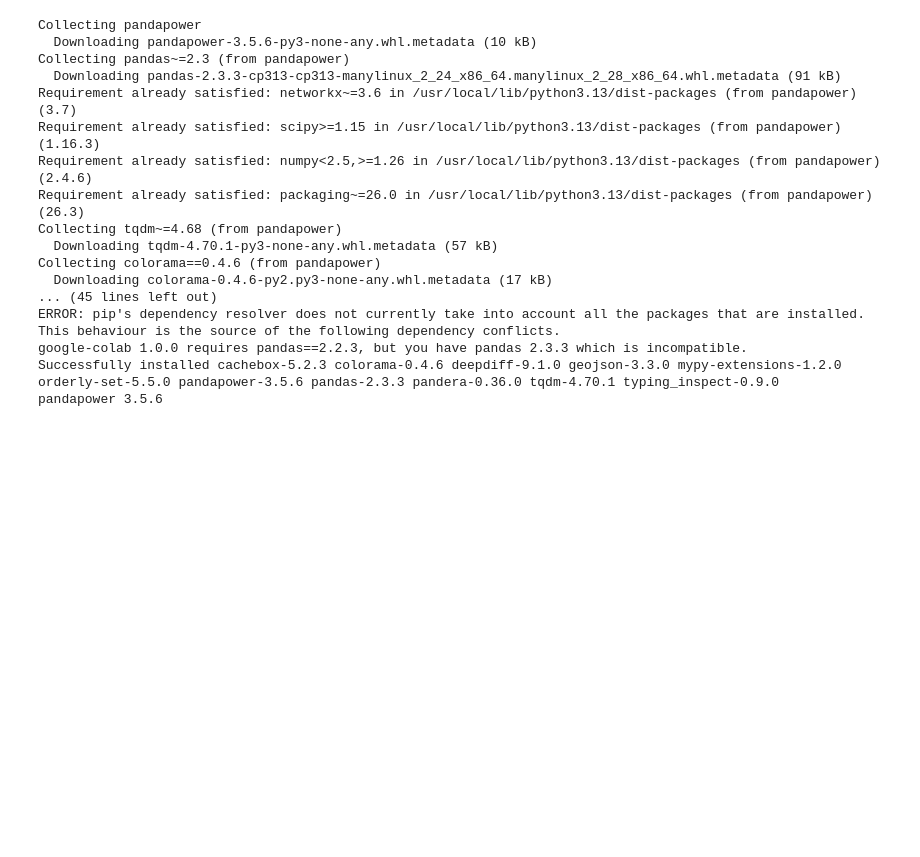
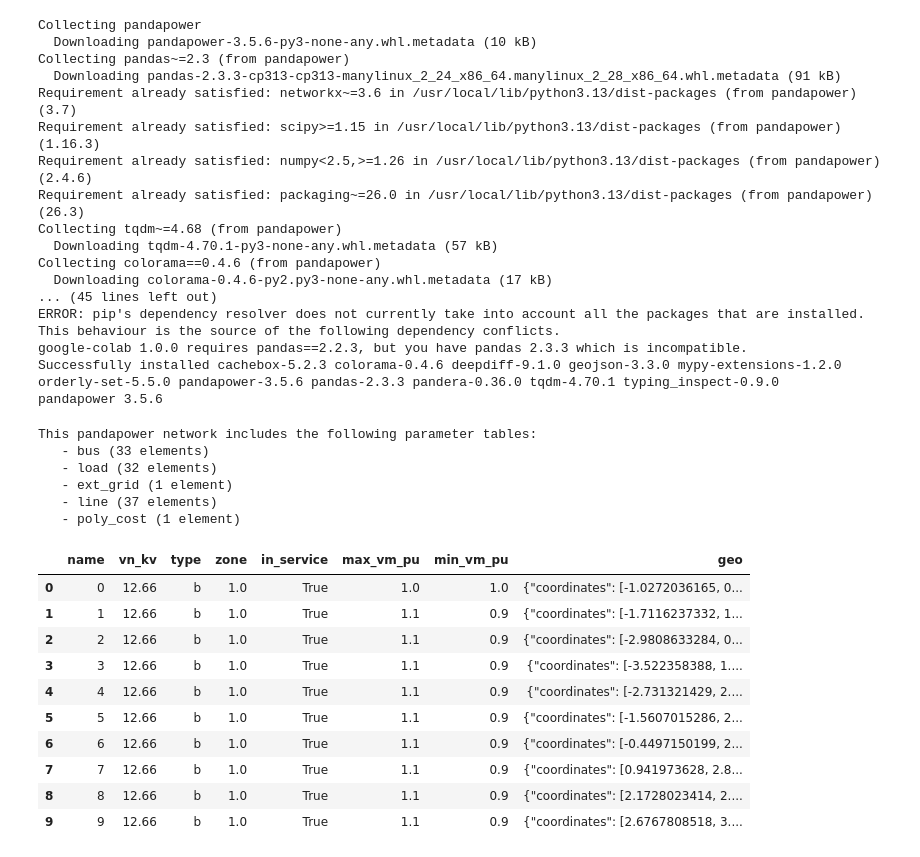
Before and after one commit to yilunge6-cyber/p6-ieee33-loadflow, a Jupyter notebook: notebooks/p6_analysis.ipynb, the cells around one changed output. Cells and saved outputs as stored; diff of their text form; code cells hidden in the pictures; blank space fills up the shorter version.

```diff
--- a/notebooks/p6_analysis.ipynb
+++ b/notebooks/p6_analysis.ipynb
@@ -29,3 +29,27 @@ ERROR: pip's dependency resolver does not currently take into account all the pa
 google-colab 1.0.0 requires pandas==2.2.3, but you have pandas 2.3.3 which is incompatible.
 Successfully installed cachebox-5.2.3 colorama-0.4.6 deepdiff-9.1.0 geojson-3.3.0 mypy-extensions-1.2.0 orderly-set-5.5.0 pandapower-3.5.6 pandas-2.3.3 pandera-0.36.0 tqdm-4.70.1 typing_inspect-0.9.0
 pandapower 3.5.6
+# %%
+net = pn.case33bw()
+print(net)
+# %% [output]
+This pandapower network includes the following parameter tables:
+   - bus (33 elements)
+   - load (32 elements)
+   - ext_grid (1 element)
+   - line (37 elements)
+   - poly_cost (1 element)
+# %%
+net.bus.head(10)        # first 10 rows of the bus table
+# %% [output]
+|  | name | vn_kv | type | zone | in_service | max_vm_pu | min_vm_pu | geo |
+| 0 | 0 | 12.66 | b | 1.0 | True | 1.0 | 1.0 | {"coordinates": [-1.0272036165, 0... |
+| 1 | 1 | 12.66 | b | 1.0 | True | 1.1 | 0.9 | {"coordinates": [-1.7116237332, 1... |
+| 2 | 2 | 12.66 | b | 1.0 | True | 1.1 | 0.9 | {"coordinates": [-2.9808633284, 0... |
+| 3 | 3 | 12.66 | b | 1.0 | True | 1.1 | 0.9 | {"coordinates": [-3.522358388, 1.... |
+| 4 | 4 | 12.66 | b | 1.0 | True | 1.1 | 0.9 | {"coordinates": [-2.731321429, 2.... |
+| 5 | 5 | 12.66 | b | 1.0 | True | 1.1 | 0.9 | {"coordinates": [-1.5607015286, 2... |
+| 6 | 6 | 12.66 | b | 1.0 | True | 1.1 | 0.9 | {"coordinates": [-0.4497150199, 2... |
+| 7 | 7 | 12.66 | b | 1.0 | True | 1.1 | 0.9 | {"coordinates": [0.941973628, 2.8... |
+| 8 | 8 | 12.66 | b | 1.0 | True | 1.1 | 0.9 | {"coordinates": [2.1728023414, 2.... |
+| 9 | 9 | 12.66 | b | 1.0 | True | 1.1 | 0.9 | {"coordinates": [2.6767808518, 3.... |
```
Also changed, not shown: parts of 7 cells of this notebook.
